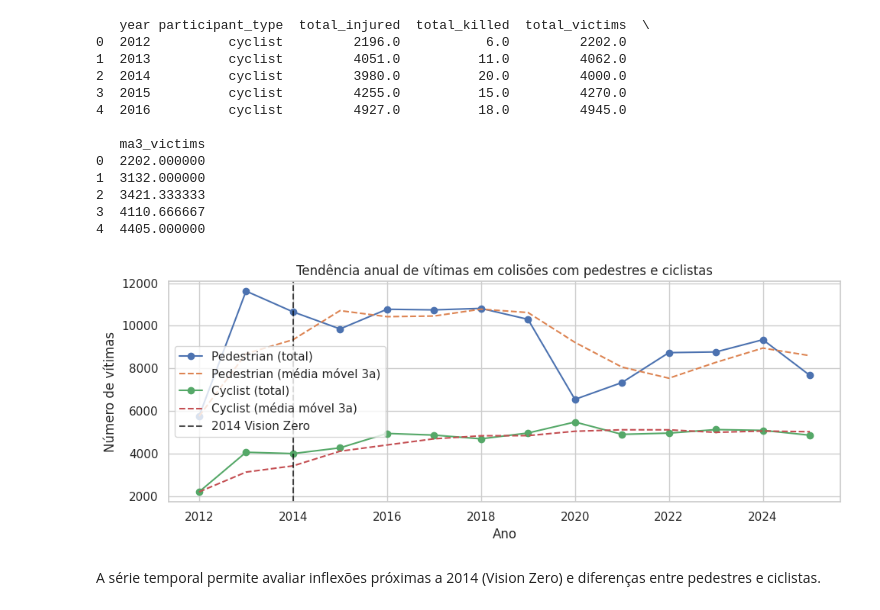
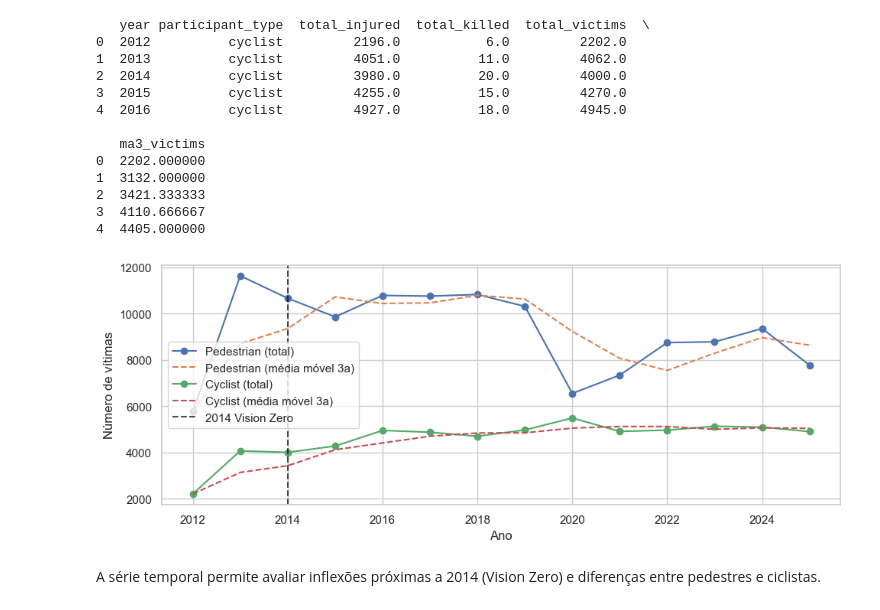
Before and after one commit to EduTiyo/data_science, a Jupyter notebook: exploratory_analysis.ipynb, the cells around one changed output. Drawn from its saved outputs; the diff is of its cells as text; code cells hidden in the pictures.

```diff
--- a/exploratory_analysis.ipynb
+++ b/exploratory_analysis.ipynb
@@ -112,20 +112,20 @@ print(yearly_trends.head())
 # %%
 plt.figure(figsize=(10, 4))
 for participant in ["pedestrian", "cyclist"]:
     subset = yearly_trends[yearly_trends["participant_type"] == participant]
     if subset.empty:
         continue
     plt.plot(subset["year"], subset["total_victims"], marker="o", label=f"{participant.title()} (total)")
     plt.plot(subset["year"], subset["ma3_victims"], linestyle="--", label=f"{participant.title()} (média móvel 3a)")
 plt.axvline(2014, color="black", linestyle="--", alpha=0.7, label="2014 Vision Zero")
-plt.title("Tendência anual de vítimas em colisões com pedestres e ciclistas")
+# plt.title("Tendência anual de vítimas em colisões com pedestres e ciclistas")
 plt.xlabel("Ano")
 plt.ylabel("Número de vítimas")
 plt.legend()
 plt.tight_layout()
 plt.show()
 # %% [output]
-[figure, old version]
+[figure, new version]
 # %% [markdown]
 A série temporal permite avaliar inflexões próximas a 2014 (Vision Zero) e diferenças entre pedestres e ciclistas.
 # %% [markdown]
```
Also changed, not shown: parts of 16 cells of this notebook, 4 other files.
